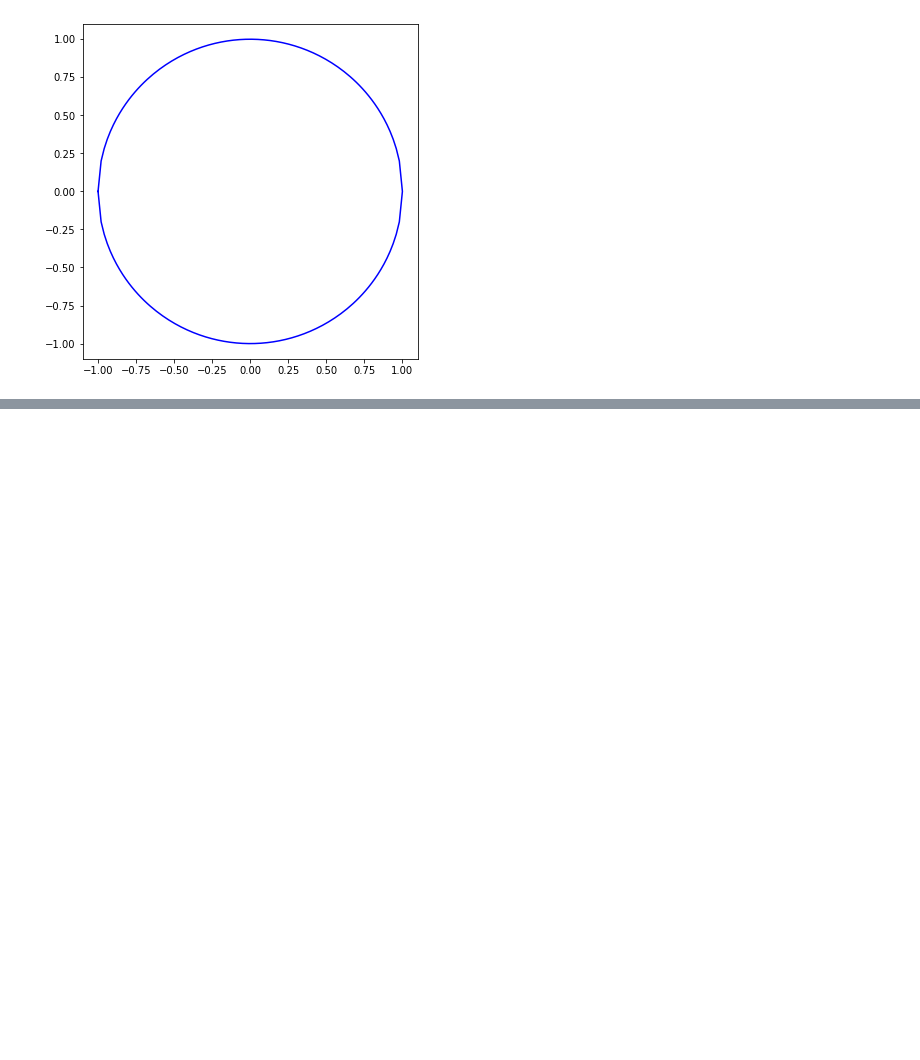
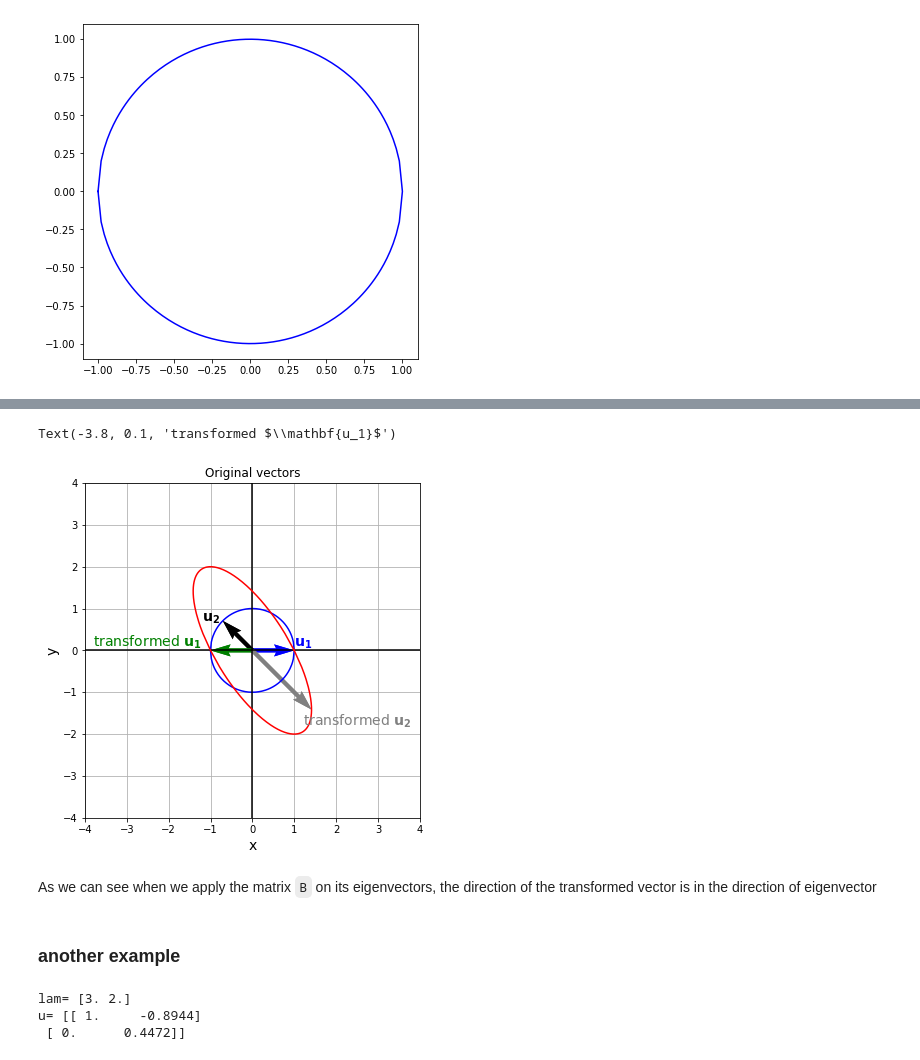
Before and after one commit to Hamideh-Mehri/Singular-Value-Decomposition, a Jupyter notebook: SVD.ipynb, the cells around one changed output, grey strips where cells are left out. Drawn from its saved outputs; the diff is of its cells as text; code cells hidden in the pictures; blank space fills up the shorter version.

```diff
--- a/SVD.ipynb
+++ b/SVD.ipynb
@@ -234,0 +243,54 @@ ax2.axvline(x=0, color='k')
+# %%
+t2 = B @ x
+# %%
+t2_sample1 = B @ u[:,0]
+t2_sample2 = B @ u[:,1]
+# %%
+# draw circle
+fig, ax= plt.subplots(figsize=(6,9))
+
+plt.subplots_adjust(wspace=0.4)
+
+
+
+# Plotting x
+ax.plot(x[0,:], x[1,:], color='b')
+
+ax.quiver([0,0], [0,0], u[0][0], u[1][0], color=['b'], width=0.012, angles='xy', scale_units='xy', scale=1)
+ax.quiver([0,0], [0,0], u[0][1], u[1][1], color=['black'], width=0.012, angles='xy', scale_units='xy', scale=1)
+ax.set_aspect('equal')
+ax.set_xlabel('x', fontsize=14)
+ax.set_ylabel('y', fontsize=14)
+ax.set_xlim([-4,4])
+ax.set_ylim([-4,4])
+ax.grid(True)
+ax.set_axisbelow(True)
+ax.set_title("Original vectors")
+ax.axhline(y=0, color='k')
+ax.axvline(x=0, color='k')
+
+ax.plot(t2[0, :], t2[1, :], color='r')
+ax.quiver([0,0],[0,0], t2_sample1[0], t2_sample1[1], color=['g'], width=0.012, angles='xy', scale_units='xy', scale=1)
+ax.quiver([0,0], [0,0], t2_sample2[0], t2_sample2[1], color=['gray'], width=0.012, angles='xy', scale_units='xy', scale=1)
+
+ax.text(1, 0.1, "$\mathbf{u_1}$", fontsize=14, color='b')
+ax.text(-1.2, 0.7, "$\mathbf{u_2}$", fontsize=14)
+ax.text(1.2, -1.8, "transformed $\mathbf{u_2}$", fontsize=14, color='gray')
+ax.text(-3.8, 0.1, "transformed $\mathbf{u_1}$", fontsize=14, color='green')
+# %% [output]
+Text(-3.8, 0.1, 'transformed $\\mathbf{u_1}$')
+[figure, added]
+# %% [markdown]
+As we can see when we apply the matrix `B` on its eigenvectors, the direction of the transformed vector is in the direction of eigenvector
+# %% [markdown]
+### another example
+# %%
+A = np.array([[3, 2],
+              [0, 2]])
+lam, u = np.linalg.eig(A)
+print("lam=", np.round(lam, 4))
+print("u=", np.round(u, 4))
+# %% [output]
+lam= [3. 2.]
+u= [[ 1.     -0.8944]
+ [ 0.      0.4472]]
```
Also changed, not shown: parts of 10 cells of this notebook.
